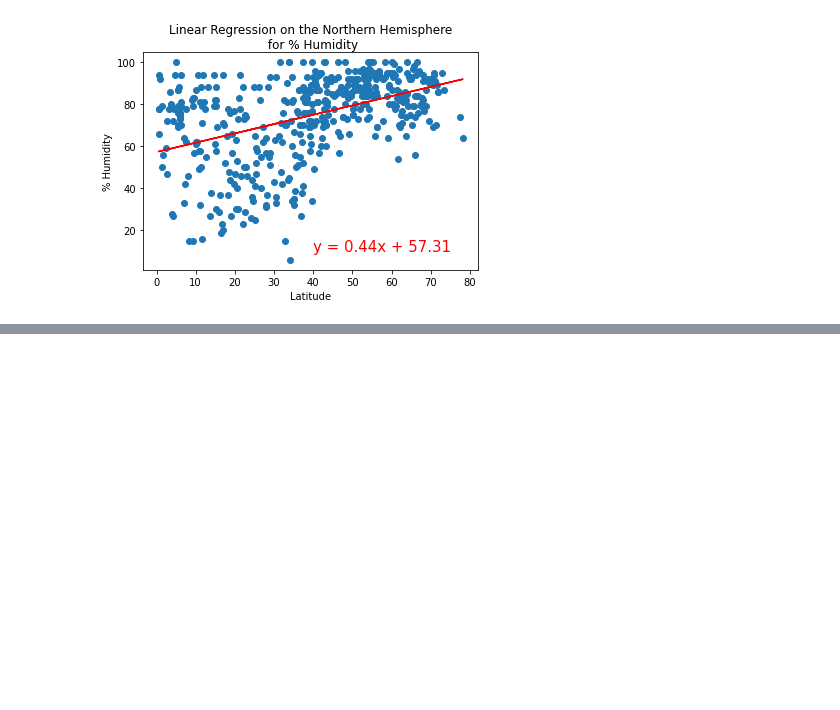
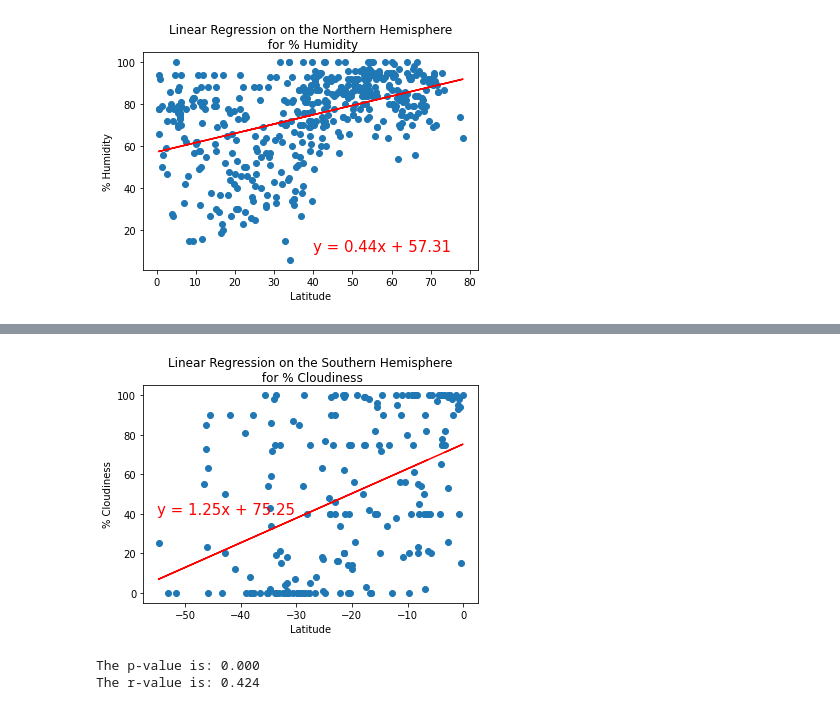
Before and after one commit to ArtTucker/World_Weather_Analysis, a Jupyter notebook: WeatherPy.ipynb, the cells around one changed output, grey strips where cells are left out. Drawn from its saved outputs; the diff is of its cells as text; code cells hidden in the pictures; blank space fills up the shorter version.

```diff
--- a/WeatherPy.ipynb
+++ b/WeatherPy.ipynb
@@ -369,0 +389,15 @@ plot_linear_regression(x_values,
+# %%
+# Linear regression on the Southern Hemisphere
+x_values = southern_hemi_df["Lat"]
+y_values = southern_hemi_df["Cloudiness"]
+
+# Call the function.
+plot_linear_regression(x_values,
+                       y_values,
+                       'Linear Regression on the Southern Hemisphere\n for % Cloudiness',
+                       '% Cloudiness',
+                       (-55,40))
+# %% [output]
+[figure, added]
+The p-value is: 0.000
+The r-value is: 0.424
```
Also changed, not shown: parts of 5 cells of this notebook.
